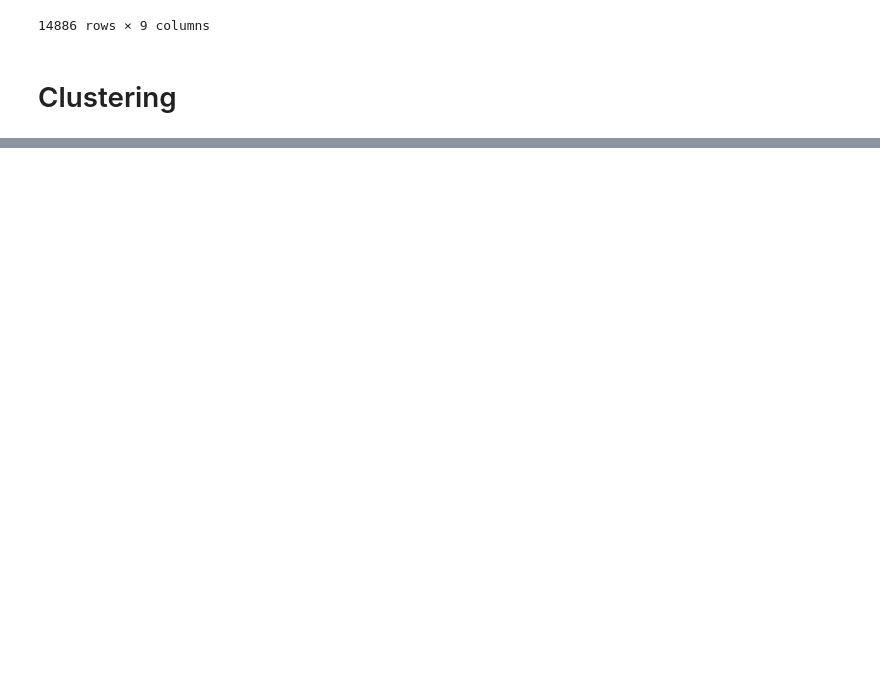
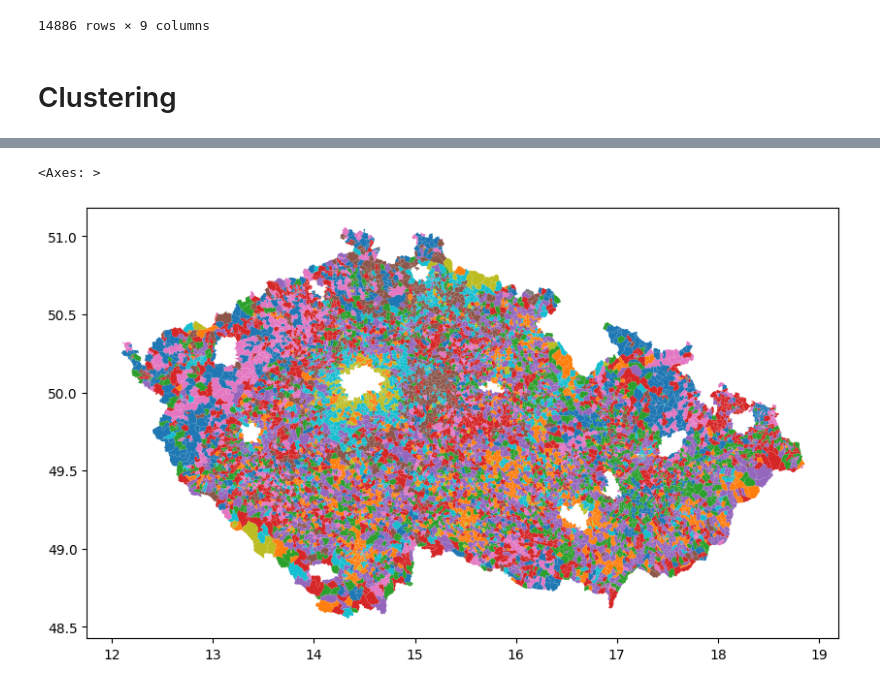
Before and after one commit to MichalPospech/2021ElectionDataMining, a Jupyter notebook: Mining.ipynb, the cells around one changed output, grey strips where cells are left out. Cells and saved outputs as stored; diff of their text form; code cells hidden in the pictures; blank space fills up the shorter version.

```diff
--- a/Mining.ipynb
+++ b/Mining.ipynb
@@ -164,0 +209,16 @@ cluster
+# %%
+geodf = geopandas.read_file(DATA_DIR/DISTRICTS_GEOJSON, dtype='object')
+geodf = geodf.set_index('KOD')
+geodf = geodf.drop(['CISLO','OBEC','MOMC','PLATIOD','PLATIDO'], axis='columns')
+
+reg = pd.read_csv(DATA_DIR/DISTRICTS_REG, encoding='iso-8859-15', delimiter=';', usecols=['OBEC_KOD','KOD','CISLO'], index_col=['KOD'], dtype='object')
+reg.index = reg.index.astype('str')
+districts_coords = geodf.join(reg, how='inner')
+districts_coords = districts_coords.set_index(['OBEC_KOD','CISLO'])
+districts_coords.index = districts_coords.index.rename(['OBEC','OKRSEK'])
+# %%
+
+districts_coords.join(results.cluster).plot('cluster', categorical=True, figsize = (10,13))
+# %% [output]
+<Axes: >
+[figure, added]
```
Also changed, not shown: parts of 6 cells of this notebook, 1 other file.
